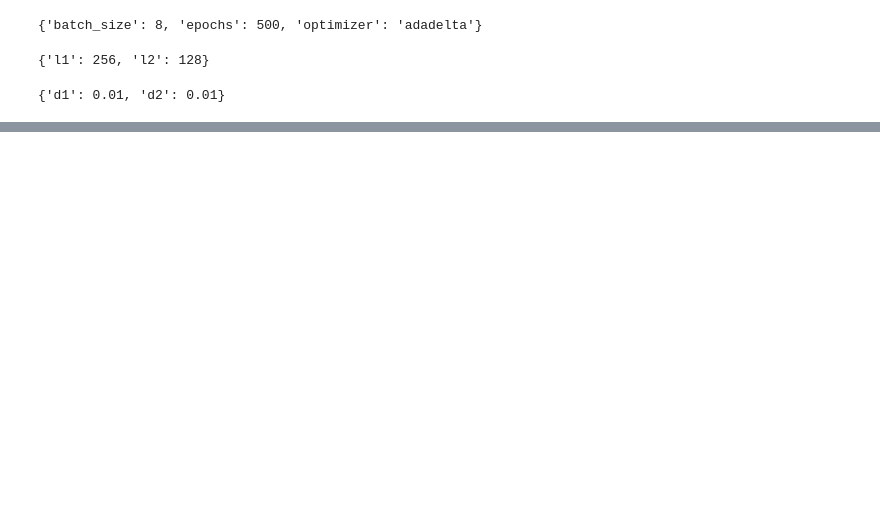
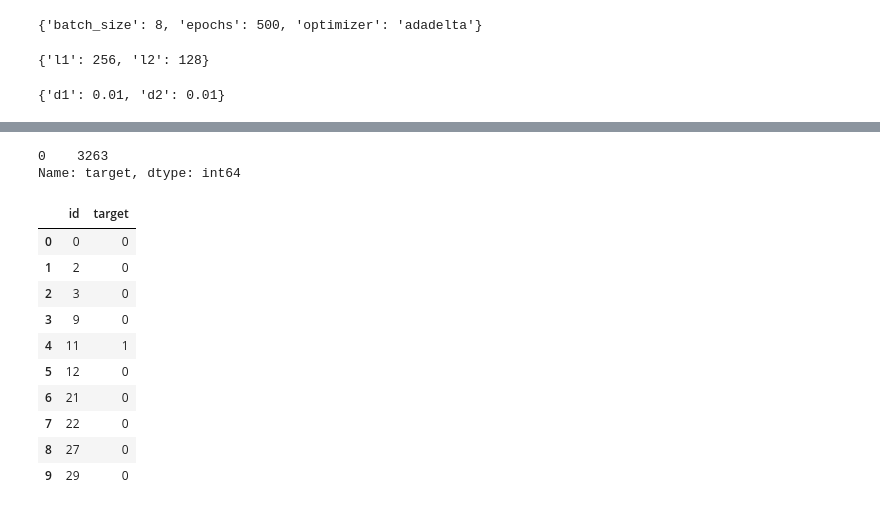
Before and after one commit to IgnacioCarol/Tp2Datos, a Jupyter notebook: TP2 (wip).ipynb, the cells around one changed output, grey strips where cells are left out. Cells and saved outputs as stored; diff of their text form; code cells hidden in the pictures; blank space fills up the shorter version.

```diff
--- a/TP2 (wip).ipynb
+++ b/TP2 (wip).ipynb
@@ -1972,5 +1972,5 @@ Trainable params: 126,977
 Non-trainable params: 0
 _________________________________________________________________
 # %%
-model.fit(X_train, y_train, epochs=500, batch_size=20)
+model.fit(X_train, y_train, epochs=50, batch_size=20)
 # %% [output]
@@ -2004,0 +2029,23 @@ print("predictions shape:", predictions.shape)
+# %%
+import numpy as np
+submissionDf = pd.read_csv('./sample_submission.csv')
+submissionDf['target'] = predictions
+# submissionDf['target_rounded'] = submissionDf['target'] > 0.5
+submissionDf['target'].value_counts()
+# %% [output]
+0    3263
+Name: target, dtype: int64
+# %%
+submissionDf.head(10)
+# %% [output]
+|  | id | target |
+| 0 | 0 | 0 |
+| 1 | 2 | 0 |
+| 2 | 3 | 0 |
+| 3 | 9 | 0 |
+| 4 | 11 | 1 |
+| 5 | 12 | 0 |
+| 6 | 21 | 0 |
+| 7 | 22 | 0 |
+| 8 | 27 | 0 |
+| 9 | 29 | 0 |
```
Also changed, not shown: parts of 9 cells of this notebook, 3 other files.
